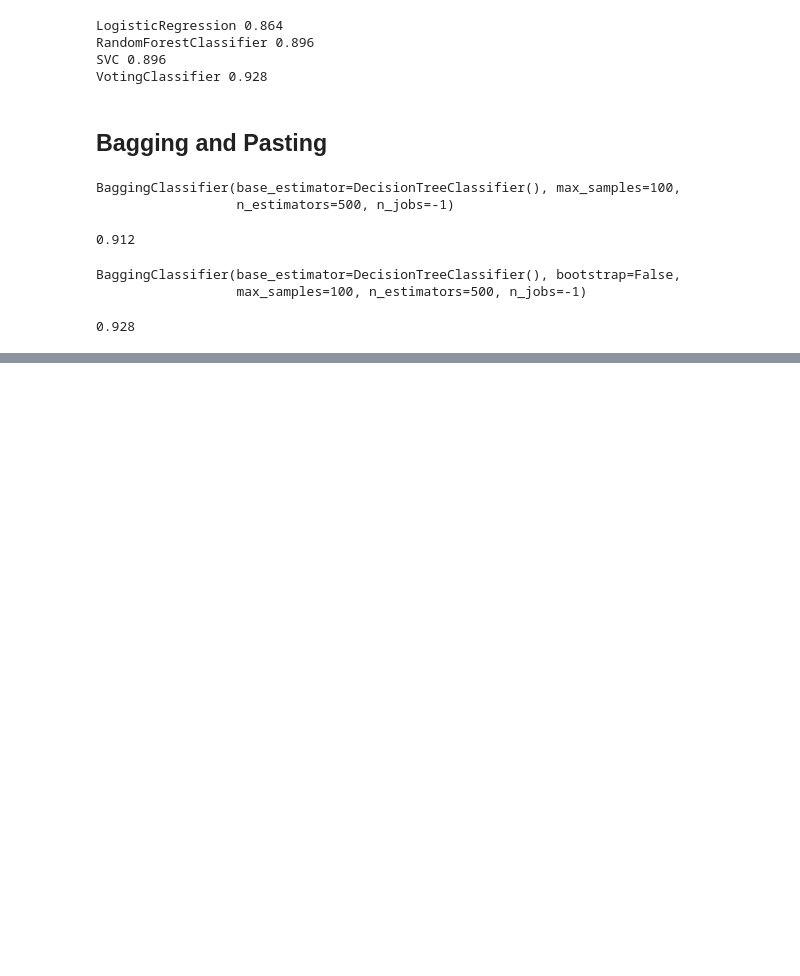
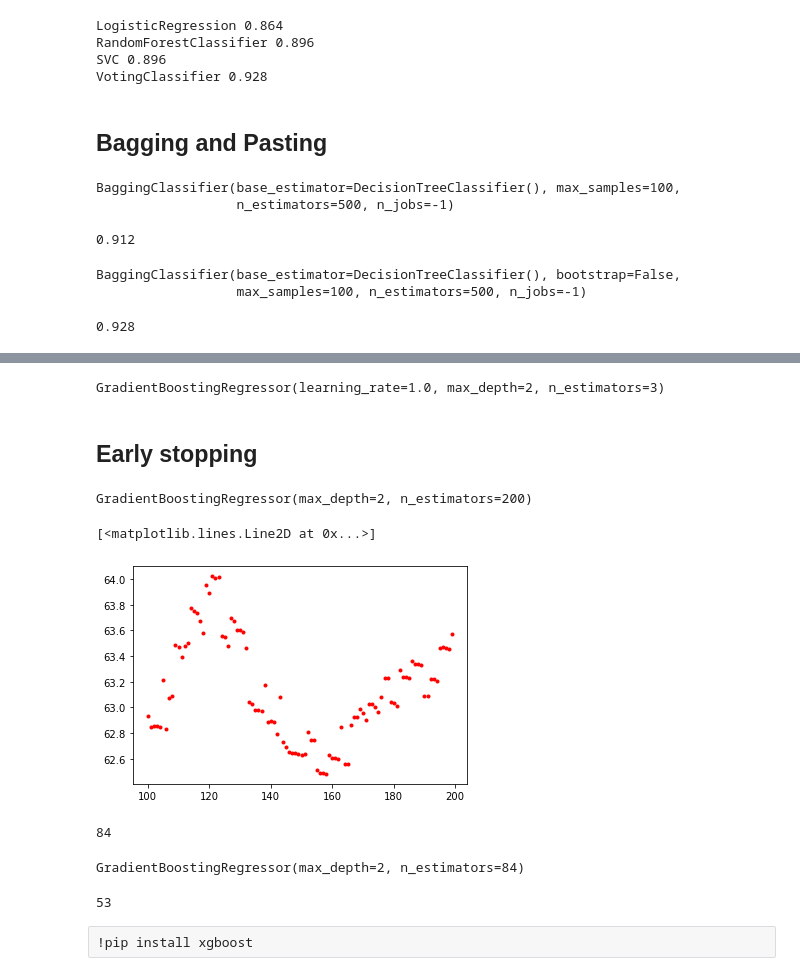
Before and after one commit to alishakiba/DataMiningCourse, a Jupyter notebook: Ensembles.ipynb, the cells around one changed output, grey strips where cells are left out. Cells and saved outputs as stored; diff of their text form; code cells hidden in the pictures; blank space fills up the shorter version.

```diff
--- a/Ensembles.ipynb
+++ b/Ensembles.ipynb
@@ -111,0 +297,7 @@ accuracy_score(y_test, y_pred)
+# %%
+gb_reg = GradientBoostingRegressor(max_depth=2, n_estimators=3, learning_rate=1.0)
+gb_reg.fit(X, y)
+# %% [output]
+GradientBoostingRegressor(learning_rate=1.0, max_depth=2, n_estimators=3)
+# %% [markdown]
+## Early stopping
@@ -111,0 +307,26 @@ accuracy_score(y_test, y_pred)
+# %%
+X_train, X_val, y_train, y_val = train_test_split(X, y)
+# %%
+gb_reg = GradientBoostingRegressor(max_depth=2, n_estimators=200, learning_rate=0.1)
+gb_reg.fit(X_train, y_train)
+# %% [output]
+GradientBoostingRegressor(max_depth=2, n_estimators=200)
+# %%
+errors = [
+    mean_squared_error(y_val, y_pred) for y_pred in gb_reg.staged_predict(X_val)
+]
+# %%
+plt.plot(np.arange(len(errors))[-100:], errors[-100:], 'r.')
+# %% [output]
+[<matplotlib.lines.Line2D at 0x...>]
+[figure, added]
+# %%
+best_n = np.argmin(errors) + 1
+best_n
+# %% [output]
+84
+# %%
+gb_reg = GradientBoostingRegressor(max_depth=2, n_estimators=best_n, learning_rate=0.1)
+gb_reg.fit(X_train, y_train)
+# %% [output]
+GradientBoostingRegressor(max_depth=2, n_estimators=84)
@@ -111,0 +351,6 @@ accuracy_score(y_test, y_pred)
+# %%
+n_estimator
+# %% [output]
+53
+# %% [raw]
+!pip install xgboost
```
Also changed, not shown: parts of 47 cells of this notebook.
